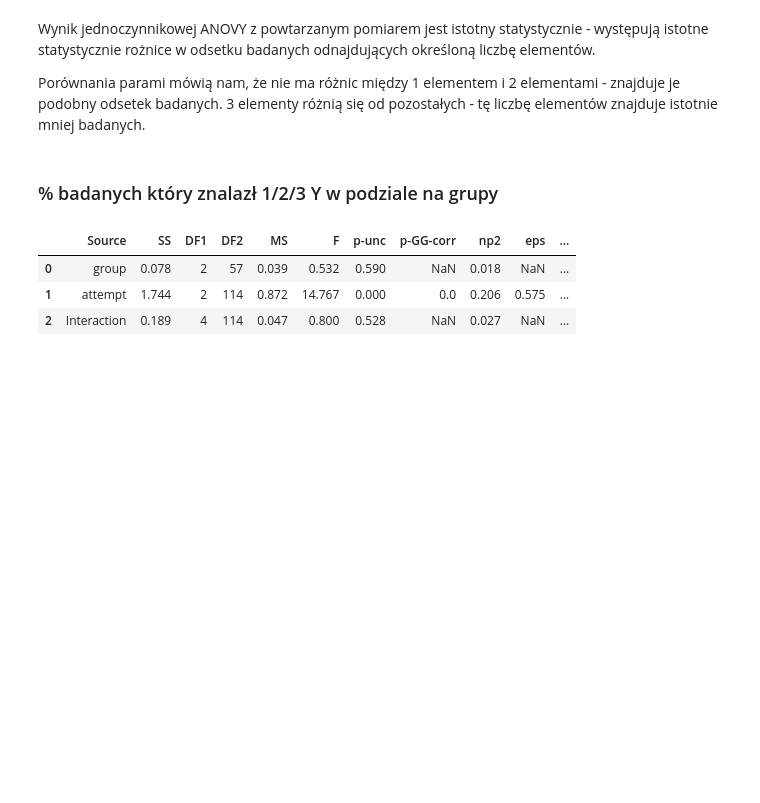
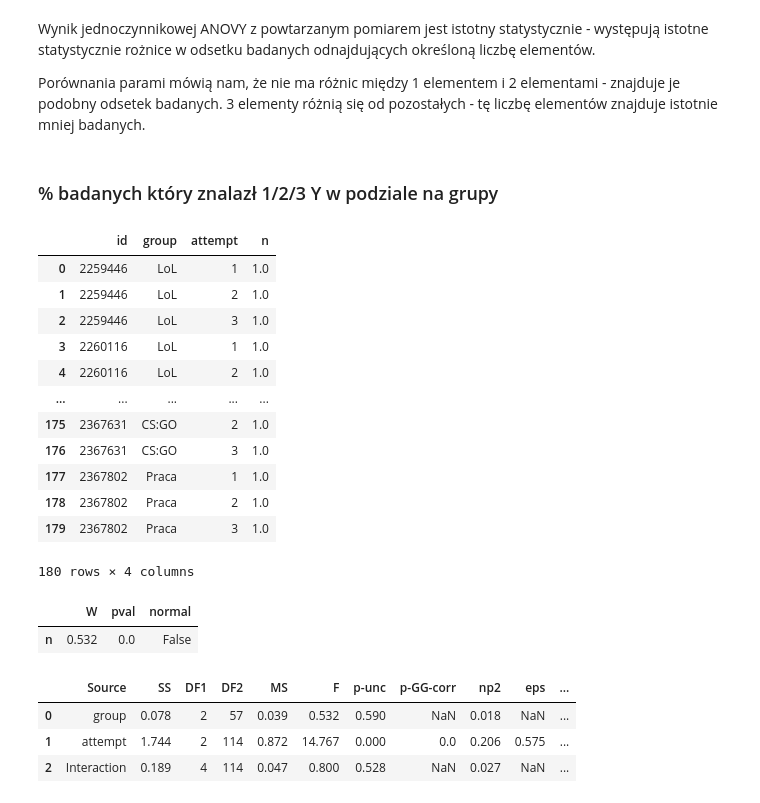
Before and after one commit to gacek91/tgmgr, a Jupyter notebook: vsc.ipynb, the cells around one changed output. Saved outputs shown, nothing was run; the diff lists cells and outputs as text; code cells hidden in the pictures; blank space fills up the shorter version.

```diff
--- a/vsc.ipynb
+++ b/vsc.ipynb
@@ -170,3 +178,19 @@ Wynik jednoczynnikowej ANOVY z powtarzanym pomiarem jest istotny statystycznie -
 Porównania parami mówią nam, że nie ma różnic między 1 elementem i 2 elementami - znajduje je podobny odsetek badanych. 3 elementy różnią się od pozostałych - tę liczbę elementów znajduje istotnie mniej badanych.
 # %% [markdown]
 ### % badanych który znalazł 1/2/3 Y w podziale na grupy
+# %%
+d_3y_stat2v2
+# %% [output]
+|  | id | group | attempt | n |
+| 0 | 2259446 | LoL | 1 | 1.0 |
+| 1 | 2259446 | LoL | 2 | 1.0 |
+| 2 | 2259446 | LoL | 3 | 1.0 |
+| 3 | 2260116 | LoL | 1 | 1.0 |
+| 4 | 2260116 | LoL | 2 | 1.0 |
+| ... | ... | ... | ... | ... |
+| 175 | 2367631 | CS:GO | 2 | 1.0 |
+| 176 | 2367631 | CS:GO | 3 | 1.0 |
+| 177 | 2367802 | Praca | 1 | 1.0 |
+| 178 | 2367802 | Praca | 2 | 1.0 |
+| 179 | 2367802 | Praca | 3 | 1.0 |
+180 rows × 4 columns
@@ -173,3 +201,8 @@ Porównania parami mówią nam, że nie ma różnic między 1 elementem i 2 elem
+# %%
+pg.normality(data=_d['n']).round(3)
+# %% [output]
+|  | W | pval | normal |
+| n | 0.532 | 0.0 | False |
 # %%
 d_3y_stat2 = d_3Y.groupby(['attempt','group']).agg(
     n = pd.NamedAgg(column='rt', aggfunc=np.size)).reset_index()
```
Also changed, not shown: parts of 3 cells of this notebook, 3 other files.
